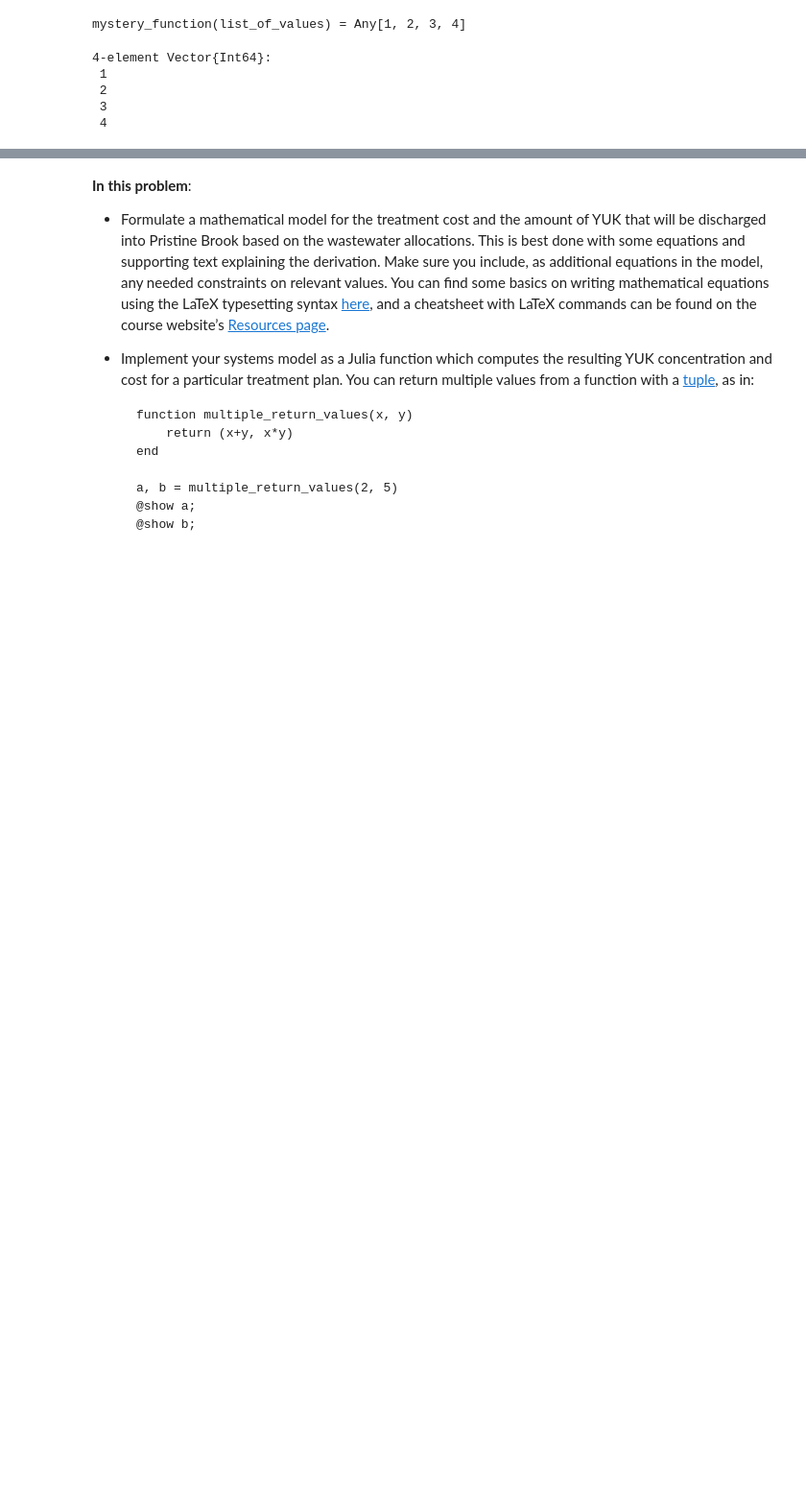
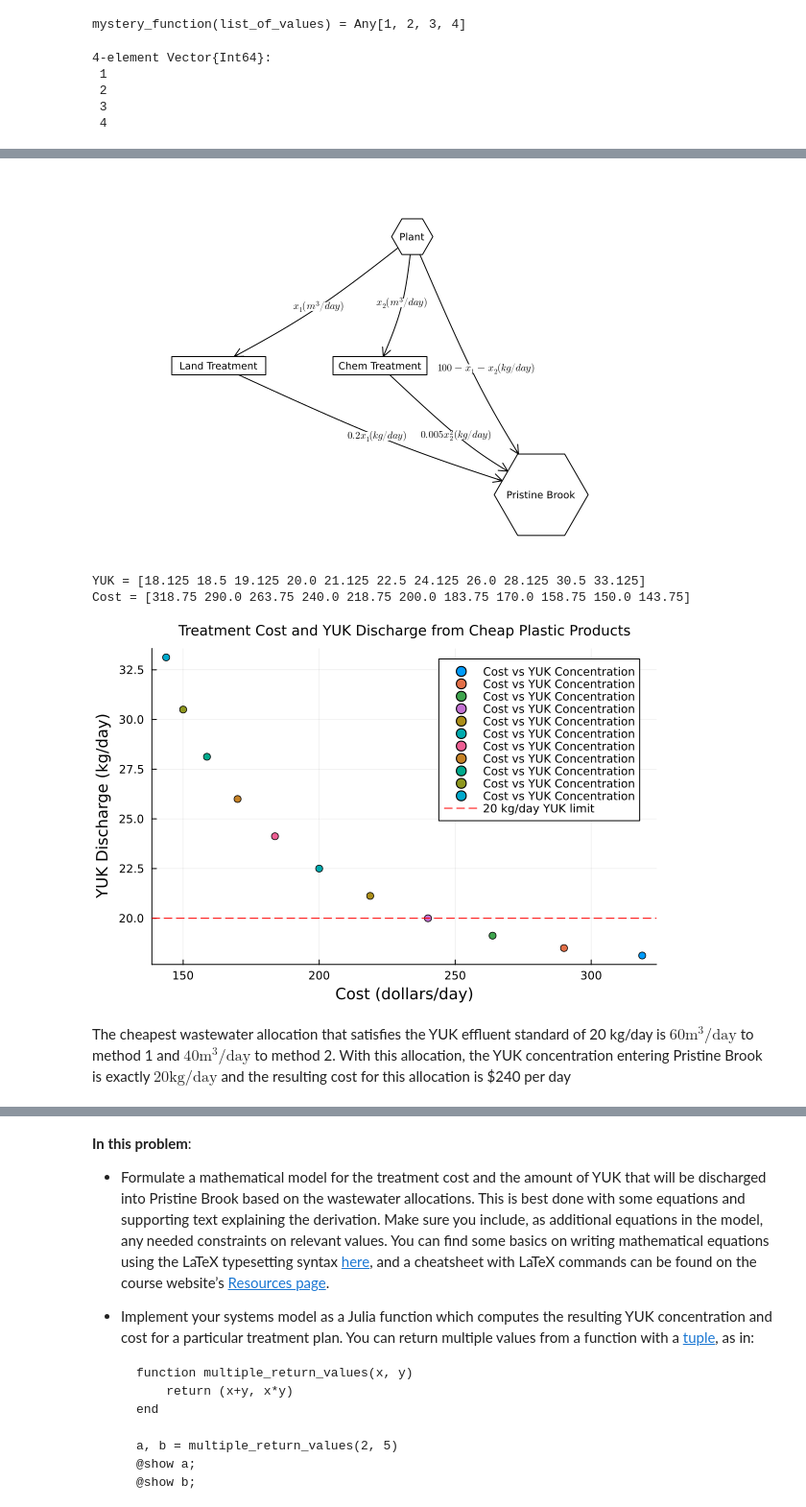
Before and after one commit to BEE4750-FA24/hw1-CamilaMonter, a Jupyter notebook: hw01.ipynb, the cells around one changed output, grey strips where cells are left out. Shown: that part at 96% size. Saved outputs shown, nothing was run; the diff lists cells and outputs as text; code cells hidden in the pictures; blank space fills up the shorter version.

```diff
--- a/hw01.ipynb
+++ b/hw01.ipynb
@@ -398,0 +348,46 @@ total_c = [9.05, 10.7, 12.45, 14.3, 16.25]
+# %%
+A = [0 1 1 1;
+    0 0 0 1;
+    0 0 0 1;
+    0 0 0 0]
+
+names = ["Plant", "Land Treatment", "Chem Treatment", "Pristine Brook"]
+# modify this dictionary to add labels
+edge_labels = Dict((1, 2) => L"x_1 (m^3 / day)", (1,3) => L"x_2 (m^3 / day)", (1, 4) => L"\qquad\qquad  100 - x_1-x_2 (kg/day)",(2, 4) => L"0.2x_1 (kg/day)",(3, 4) => L"0.005x_2^2 (kg/day)")
+shapes=[:hexagon, :rect, :rect, :hexagon]
+xpos = [0, -1.5, -0.25, 1]
+ypos = [1, 0, 0, -1]
+
+p = graphplot(A, names=names,edgelabel=edge_labels, markersize=0.15, markershapes=shapes, markercolor=:white, x=xpos, y=ypos)
+display(p)
+
+# Creating arrays to test my function
+x = [75 70 65 60 55 50 45 40 35 30 25]
+y = [25 30 35 40 45 50 55 60 65 70 75]
+# Implementing function based on derived equations
+function treatment_model(x,y)
+    YUK_discharged = (0.2*x) + (0.005*y^2) + (100-x-y)
+    Cost = x^2/20 + 1.5*y
+    return YUK_discharged, Cost;
+end
+
+# Calling function and using broadcasting to input arrays
+output = treatment_model.(x,y)
+YUK = [out[1] for out in output]
+Cost = [out[2] for out in output]
+
+@show YUK
+@show Cost
+
+# Plots results
+scatter((Cost, YUK), label = "Cost vs YUK Concentration", title = "Treatment Cost and YUK Discharge from Cheap Plastic Products", titlefont = font(10))
+hline!([20], color=:red, linestyle=:dash, label = "20 kg/day YUK limit")
+xlabel!("Cost (dollars/day)")
+ylabel!("YUK Discharge (kg/day)")
+# %% [output]
+[figure, added]
+YUK = [18.125 18.5 19.125 20.0 21.125 22.5 24.125 26.0 28.125 30.5 33.125]
+Cost = [318.75 290.0 263.75 240.0 218.75 200.0 183.75 170.0 158.75 150.0 143.75]
+[figure, added]
+# %% [markdown]
+The cheapest wastewater allocation that satisfies the YUK effluent standard of 20 kg/day is $60 \text{m}^3\text{/day}$ to method 1 and $40 \text{m}^3\text{/day}$ to method 2. With this allocation, the YUK concentration entering Pristine Brook is exactly $20 \text{kg}\text{/day}$ and the resulting cost for this allocation is $240 per day
```
Also changed, not shown: parts of 20 cells of this notebook.
